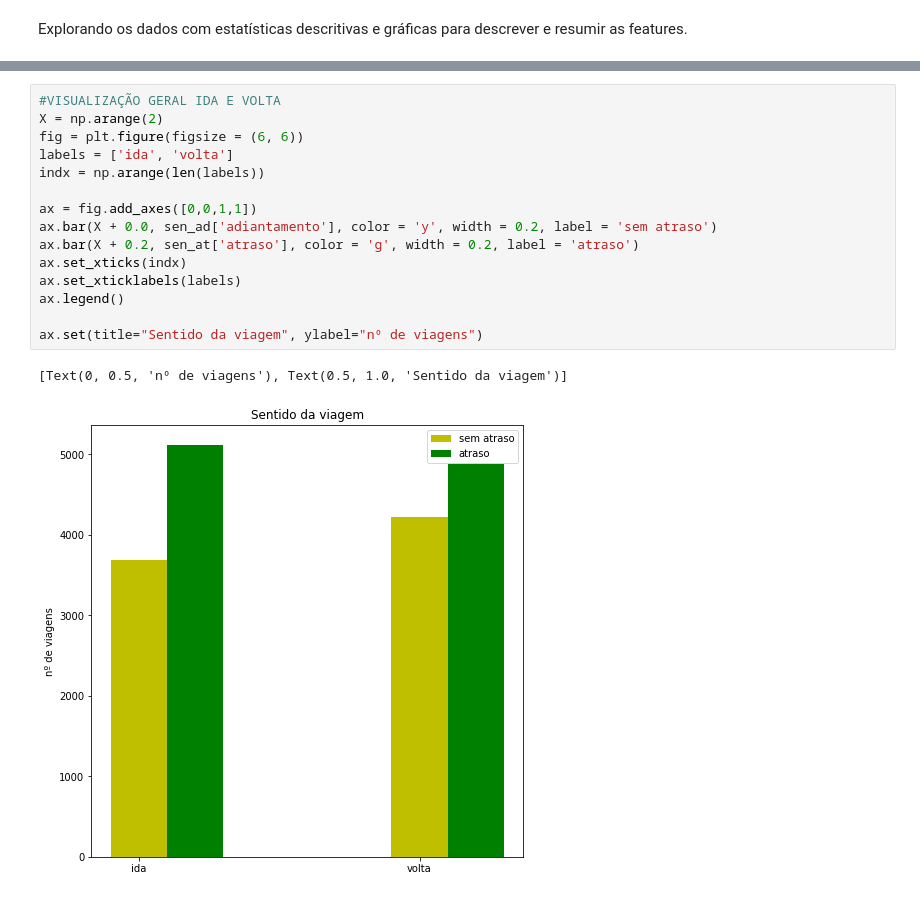
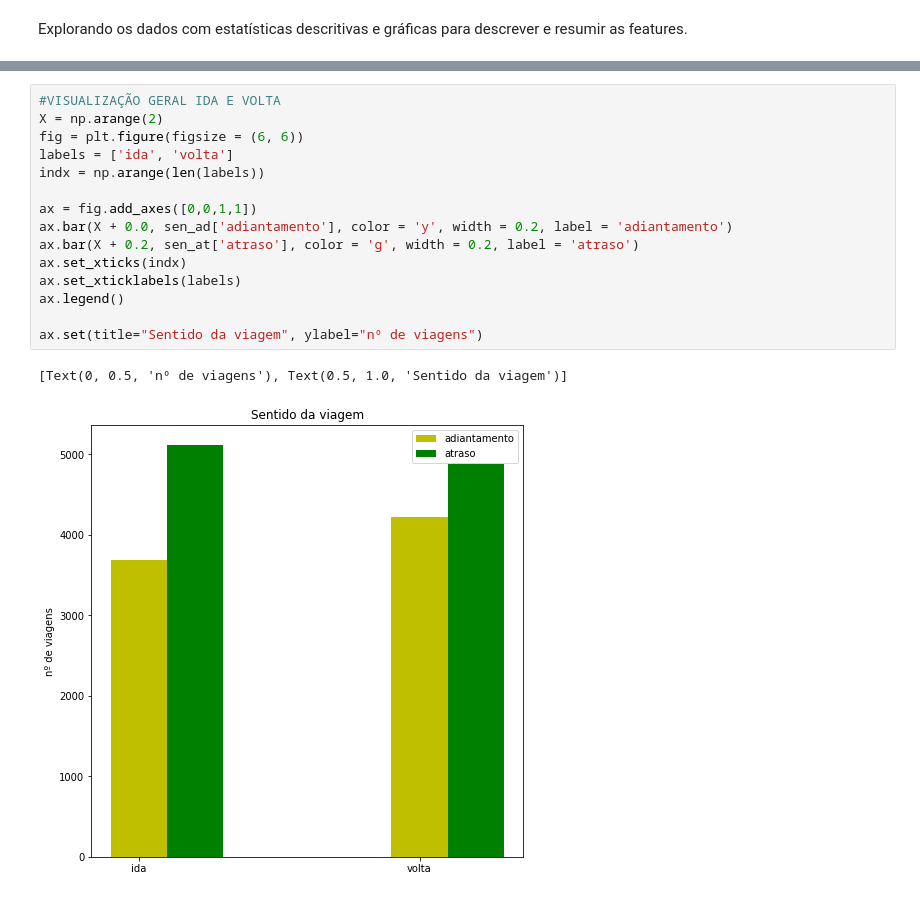
Before and after one commit to willieny/SMTT, a Jupyter notebook: SMTT.ipynb, the cells around one changed output, grey strips where cells are left out. Cells and saved outputs as stored; diff of their text form.

```diff
--- a/SMTT.ipynb
+++ b/SMTT.ipynb
@@ -331,19 +304,19 @@ ax.set(title="Empresas", ylabel="nº de viagens")
 # %%
 #VISUALIZAÇÃO GERAL IDA E VOLTA
 X = np.arange(2)
 fig = plt.figure(figsize = (6, 6))
 labels = ['ida', 'volta']
 indx = np.arange(len(labels))
 
 ax = fig.add_axes([0,0,1,1])
-ax.bar(X + 0.0, sen_ad['adiantamento'], color = 'y', width = 0.2, label = 'sem atraso')
+ax.bar(X + 0.0, sen_ad['adiantamento'], color = 'y', width = 0.2, label = 'adiantamento')
 ax.bar(X + 0.2, sen_at['atraso'], color = 'g', width = 0.2, label = 'atraso')
 ax.set_xticks(indx)
 ax.set_xticklabels(labels)
 ax.legend()
 
 ax.set(title="Sentido da viagem", ylabel="nº de viagens")
 # %% [output]
 [Text(0, 0.5, 'nº de viagens'), Text(0.5, 1.0, 'Sentido da viagem')]
-[figure, old version]
+[figure, new version]
 # %%
```
Also changed, not shown: parts of 16 cells of this notebook.
